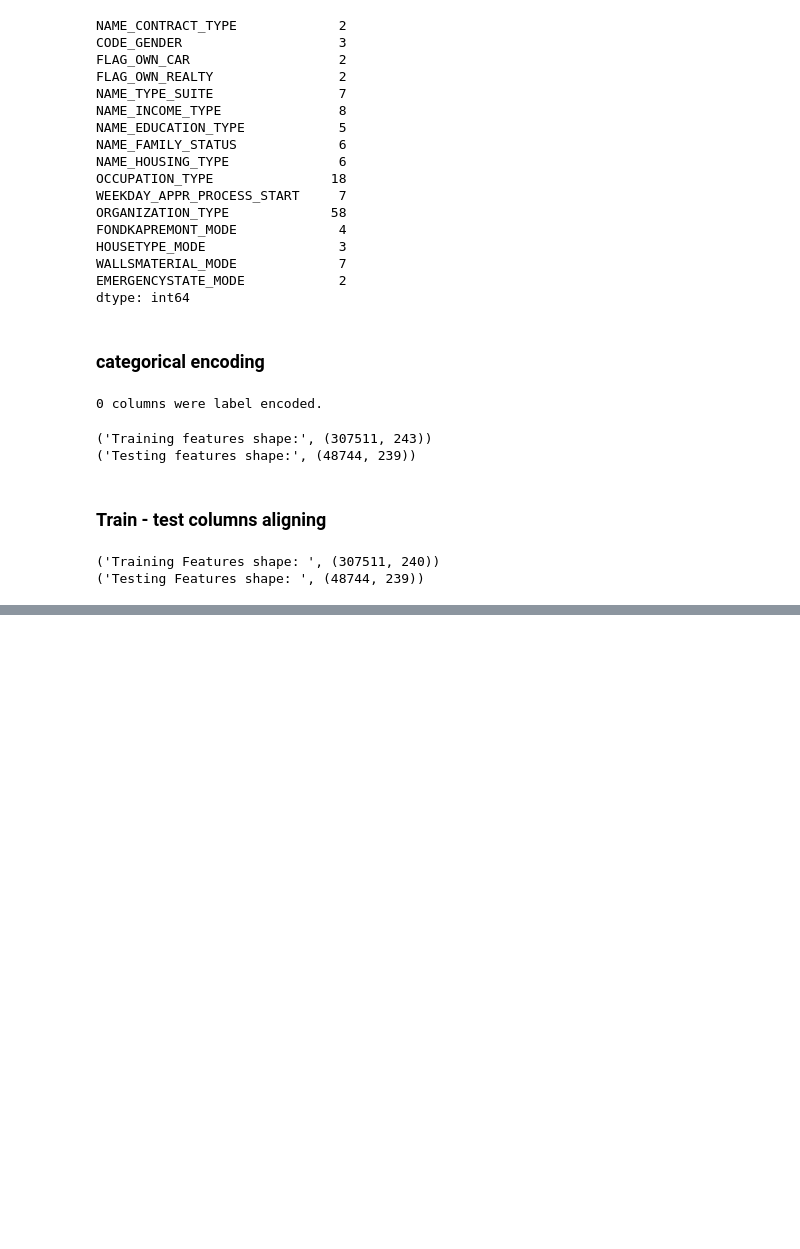
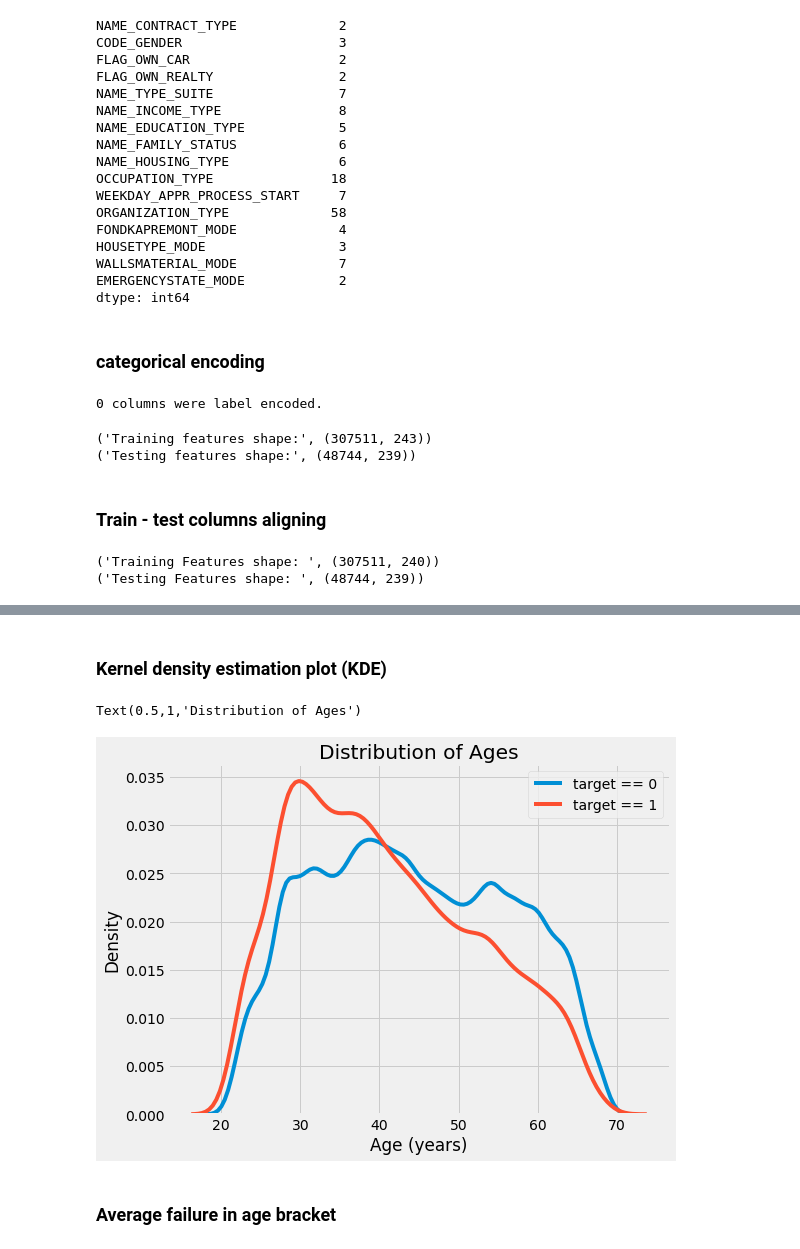
Before and after one commit to PetrRyzhonkov/kaggle, a Jupyter notebook: Santander introduction.ipynb, the cells around one changed output, grey strips where cells are left out. Saved outputs shown, nothing was run; the diff lists cells and outputs as text; code cells hidden in the pictures; blank space fills up the shorter version.

```diff
--- a/Santander introduction.ipynb
+++ b/Santander introduction.ipynb
@@ -185,0 +310,20 @@ print('Testing Features shape: ', app_test.shape)
+# %% [markdown]
+### Kernel density estimation plot (KDE)
+# %%
+plt.figure(figsize=(8,6))
+
+#KDE plot of loans that were repaid on time
+sns.kdeplot(app_train.loc[app_train['TARGET'] == 0, 'DAYS_BIRTH']/365, label='target == 0')
+
+#KDE plot of loans that were NOT repaid on time
+sns.kdeplot(app_train.loc[app_train['TARGET'] == 1, 'DAYS_BIRTH']/365, label='target == 1')
+
+#labels
+plt.xlabel('Age (years)')
+plt.ylabel('Density')
+plt.title('Distribution of Ages')
+# %% [output]
+Text(0.5,1,'Distribution of Ages')
+[figure, added]
+# %% [markdown]
+### Average failure in age bracket
```
Also changed, not shown: parts of 61 cells of this notebook.
